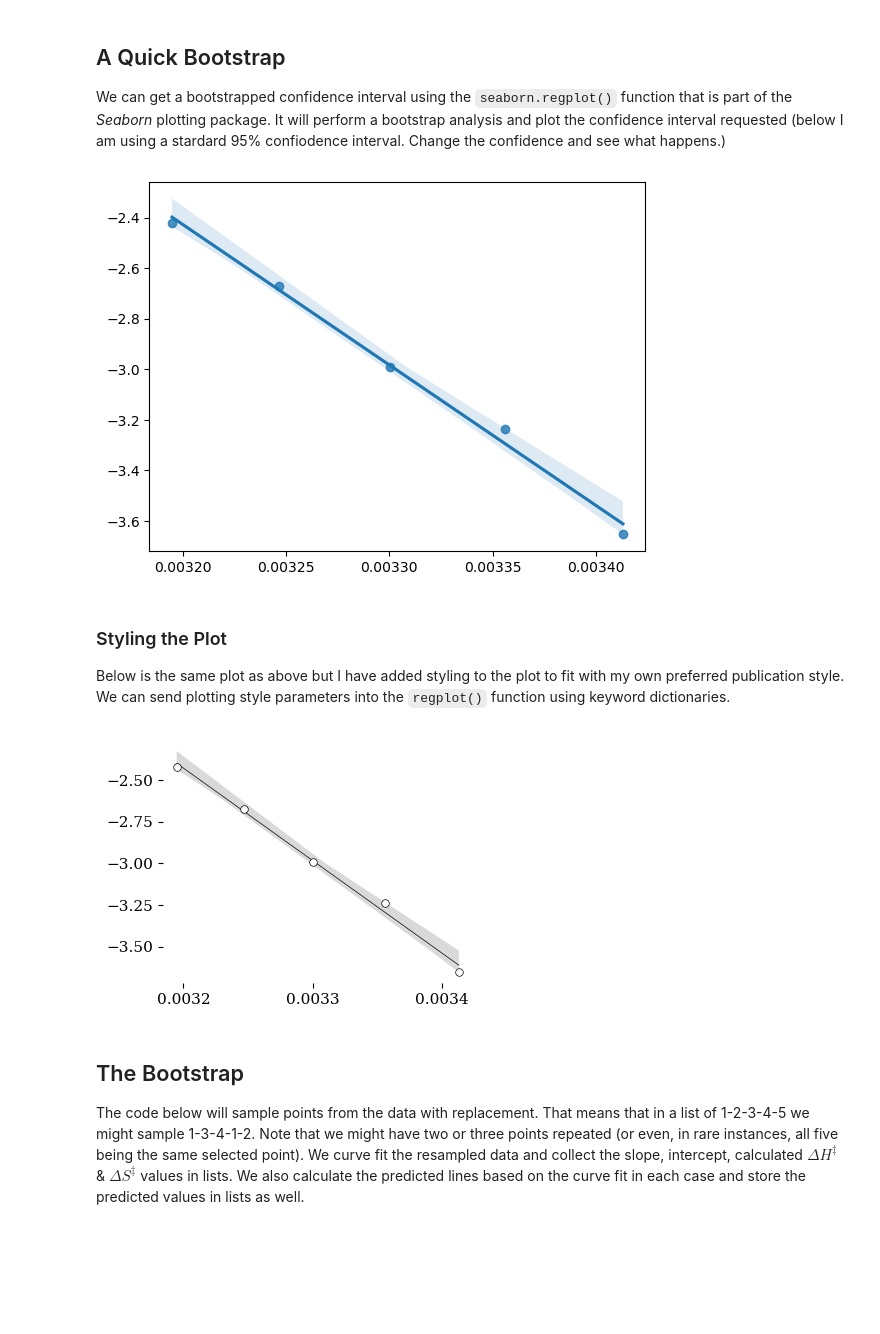
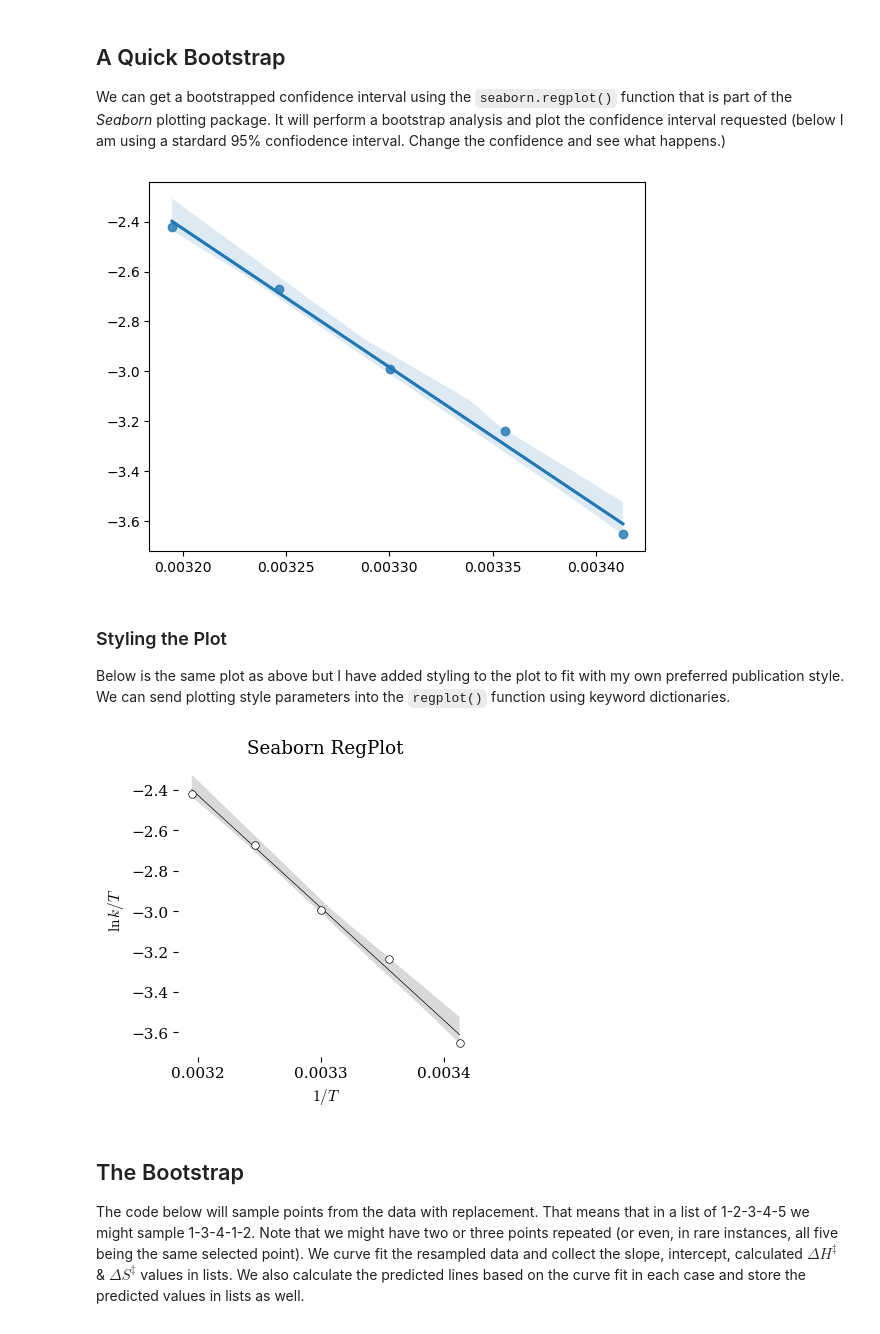
Before and after one commit to blinkletter/PythonPresentation, a Jupyter notebook: 5_Erying/5A-Eyring_Exercises_5_Bootstrap.ipynb, the cells around one changed output. Saved outputs shown, nothing was run; the diff lists cells and outputs as text; code cells hidden in the pictures; blank space fills up the shorter version.

```diff
--- a/5_Erying/5A-Eyring_Exercises_5_Bootstrap.ipynb
+++ b/5_Erying/5A-Eyring_Exercises_5_Bootstrap.ipynb
@@ -66,11 +66,11 @@
 import seaborn as sns
 plt.rcdefaults()
 
-sns.regplot(x = x, y = y, ci = 95.0)
+sns.regplot(x = x, y = y, ci = 95.7)
 
 plt.show()
 # %% [output]
-[figure, old version]
+[figure, new version]
 # %% [markdown]
 ### Styling the Plot
 
@@ -78,22 +78,24 @@ Below is the same plot as above but I have added styling to the plot to fit with
 # %%
 import seaborn as sns
 plt.rcdefaults()
 
 style = "tufte.mplstyle"
 style_name = location_styles + style
 plt.style.use(style_name)
 
 sns.regplot(x = x, y = y,
             scatter_kws = {"facecolor": "white", "edgecolor": "black", "s": 30, "linewidths":0.5, "alpha": 1, "zorder":3},
             line_kws = {"color": "black", "linewidth":0.5, "zorder":2},
-            ci = 95.0, # 99% level
+            ci = 95.5, # sigma = 2
             )
 plt.xticks([0.0032,0.0033,0.0034])   # Set values to display on x-axis
-
+plt.xlabel(r"${1/T}$")
+plt.ylabel(r"$\ln{k/T}$")
+plt.title("Seaborn RegPlot")
 plt.savefig("plots/seaborn2.pdf")
 plt.show()
 # %% [output]
-[figure, old version]
+[figure, new version]
 # %% [markdown]
 ## The Bootstrap
 
```
Also changed, not shown: parts of 7 cells of this notebook, 5 other files.
